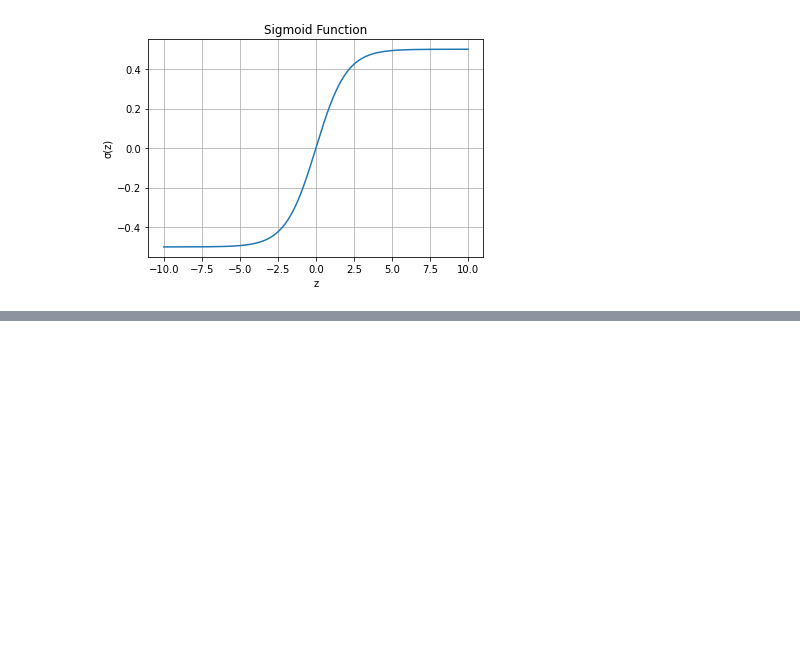
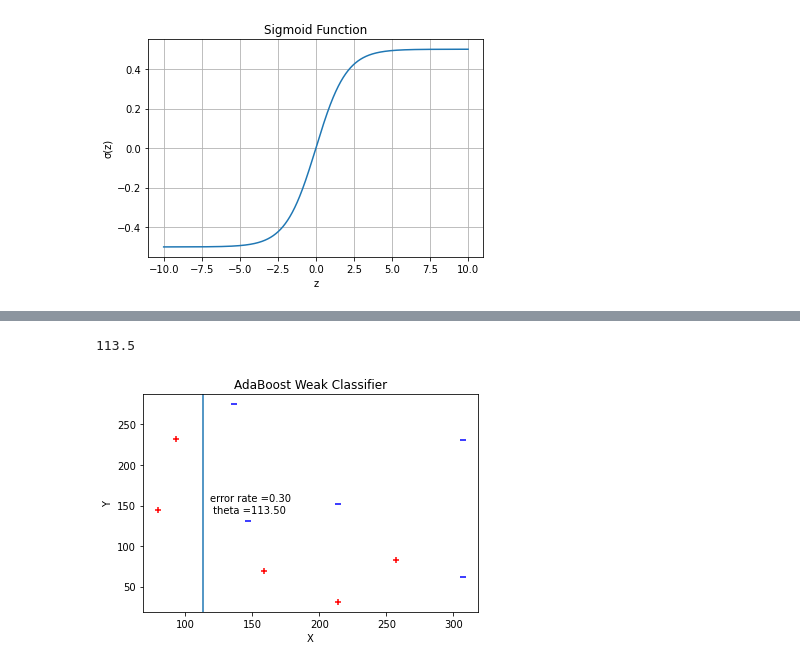
Before and after one commit to youareeverysingleday/MachineLearningAssignments, a Jupyter notebook: MLA_1.ipynb, the cells around one changed output, grey strips where cells are left out. Saved outputs shown, nothing was run; the diff lists cells and outputs as text; code cells hidden in the pictures; blank space fills up the shorter version.

```diff
--- a/MLA_1.ipynb
+++ b/MLA_1.ipynb
@@ -317 +337,12 @@ class FindSingleWeakClassifier:
+# %%
+# 测试单个弱分类器的生成函数。
+samples_weight = [(1.0/(Samples_data.shape[0])) for i in range(Samples_data.shape[0])]
+
+getWCClass = FindSingleWeakClassifierClass(WeakClassifier, Samples_data, Labels_data)
+theta, error_rate, predictionresult, wc_weight = getWCClass.FindSingleWeakClassifier(samples_weight, 'x')
+print(theta)
+displaySingleWeakClassifier('x', SampleData_pd, theta, error_rate)
+# %% [output]
+113.5
+[figure, added]
 # %%
```
Also changed, not shown: parts of 9 cells of this notebook.
